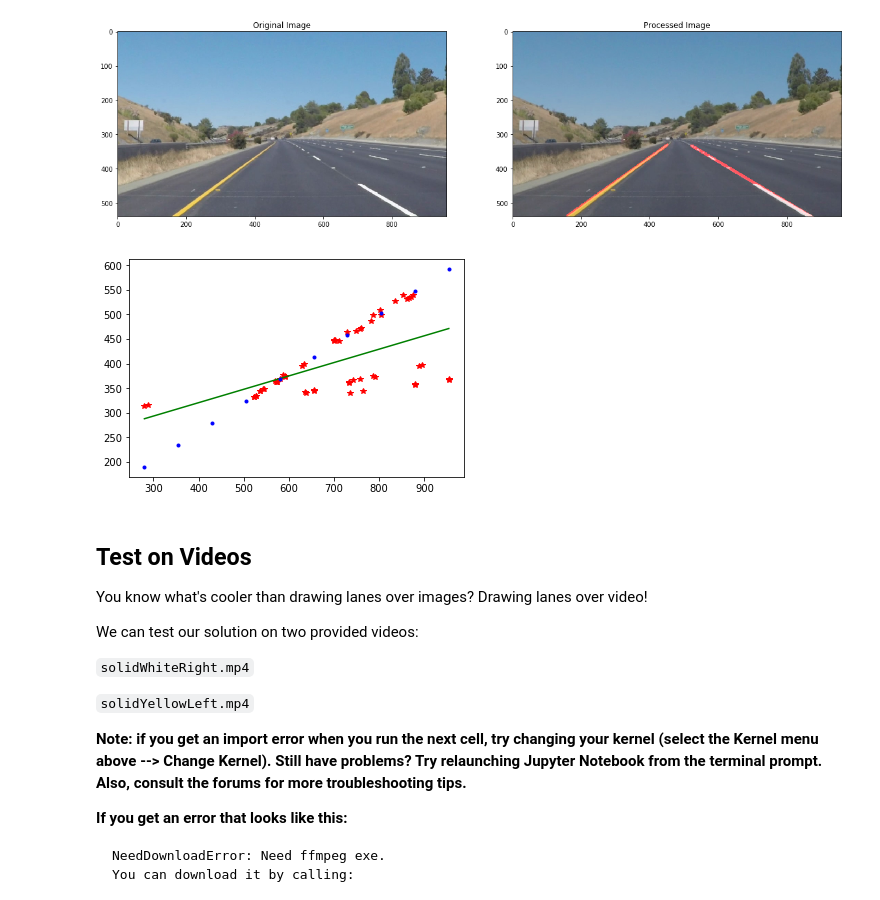
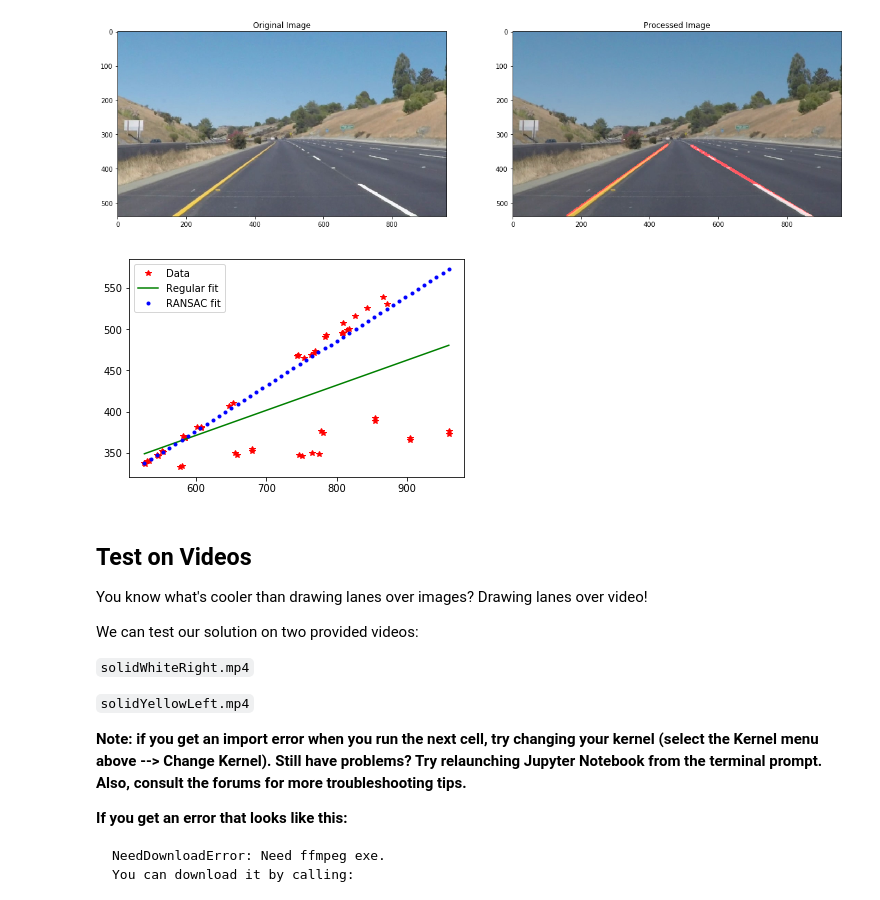
Before and after one commit to mhaytmyr/Udacity, a Jupyter notebook: Term1_Project1/P1.ipynb, the cells around one changed output. Drawn from its saved outputs; the diff is of its cells as text; code cells hidden in the pictures.

```diff
--- a/Term1_Project1/P1.ipynb
+++ b/Term1_Project1/P1.ipynb
@@ -299,22 +302,54 @@ for item in os.listdir("test_images/"):
 [figure]
 [figure]
 [figure]
-# %%
-from sklearn import linear_model
-robust_reg = linear_model.RANSACRegressor()
-
-x_new = np.linspace(min(x),max(x),10)
-y_hat = z[0]*x_new+z[1]
-
-robust_reg.fit(x[:,np.newaxis],y)
-y_hat_robust = robust_reg.predict(x_new[:,np.newaxis])
-
-plt.plot(x,y,"r*")
-plt.plot(x_new,y_hat,"g-")
-plt.plot(x_new,y_hat_robust,"b.")
-plt.show()
-# %% [output]
-[figure, removed]
+# %%
+from sklearn import linear_model
+robust_fit = linear_model.RANSACRegressor(min_samples=0.7,max_trials=500,loss="squared_loss",
+                                          random_state=np.random.randint(0,100))
+regular_fit = linear_model.LinearRegression()
+
+item = ['solidYellowCurve.jpg',
+ 'whiteCarLaneSwitch.jpg',
+ 'solidYellowLeft.jpg',
+ 'solidWhiteCurve.jpg',
+ 'solidWhiteRight.jpg',
+ 'solidYellowCurve2.jpg']
+
+img = mpimg.imread("test_images/"+item[1])
+img_gray = grayscale(img)
+
+#now find edges
+img_edge = canny(img_gray,300,350).astype(np.uint8)
+
+lines = cv2.HoughLinesP(img_edge, rho=1, theta=0.01, threshold=20, minLineLength=2, maxLineGap=5)
+
+lines = lines.reshape((lines.shape[0],lines.shape[2]))
+
+left_lines = np.array([line for line in lines if (line[3]-line[1])/(line[2]-line[0])<0])
+right_lines = np.array([line for line in lines if (line[3]-line[1])/(line[2]-line[0])>0])
+
+#x = np.concatenate([left_lines[:,0],left_lines[:,2]])
+#y = np.concatenate([left_lines[:,1],left_lines[:,3]])
+
+x = np.concatenate([right_lines[:,0],right_lines[:,2]])
+y = np.concatenate([right_lines[:,1],right_lines[:,3]])
+
+
+#fit lines using robust regressor
+robust_fit.fit(x[:,np.newaxis],y)
+regular_fit.fit(x[:,np.newaxis],y)
+
+x_new = np.linspace(min(x),max(x))
+y_hat = regular_fit.predict(x_new[:,np.newaxis])
+y_hat_robust = robust_fit.predict(x_new[:,np.newaxis])
+
+plt.plot(x,y,"r*",label="Data")
+plt.plot(x_new,y_hat,"g-",label="Regular fit")
+plt.plot(x_new,y_hat_robust,"b.",label="RANSAC fit")
+plt.legend()
+plt.show()
+# %% [output]
+[figure, added]
 # %% [markdown]
 ## Test on Videos
 
```
Also changed, not shown: parts of 2 cells of this notebook, 3 other files.
